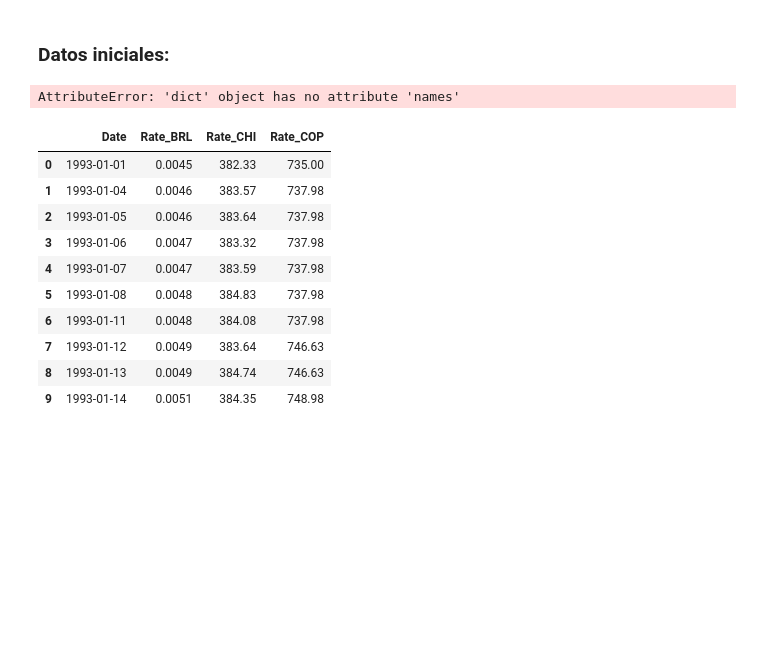
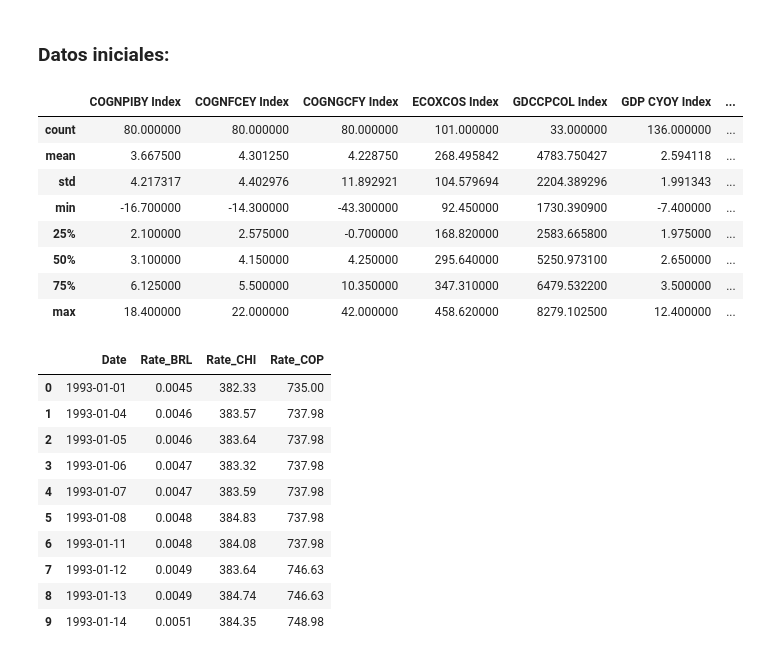
Before and after one commit to oscardi777/Test-Codigos, a Jupyter notebook: Data_predict/data_caracteristica.ipynb, the cells around one changed output. Saved outputs shown, nothing was run; the diff lists cells and outputs as text; code cells hidden in the pictures; blank space fills up the shorter version.

Commit message:
new data indicators

```diff
--- a/Data_predict/data_caracteristica.ipynb
+++ b/Data_predict/data_caracteristica.ipynb
@@ -18,12 +18,41 @@ def load_xlsx(path):
     return pd.read_excel(io=path, sheet_name=None)
 # %% [markdown]
 ### Datos iniciales:
-# %%
-df_indicadores = load_xlsx(DATA_INDICADORES_PATH)
-
-df_indicadores.
-# %% [output]
-AttributeError: 'dict' object has no attribute 'names'
+# %%
+df_indicadores = load_xlsx(DATA_INDICADORES_PATH)
+
+dfs_limpios = []
+
+for nombre, df in df_indicadores.items():
+    df = df.copy()
+
+    # Estandarizar nombres
+    df.columns = ["Date", "value"]
+
+    # Convertir fecha
+    df["Date"] = pd.to_datetime(df["Date"])
+
+    # Renombrar la columna de valor con el nombre de la hoja
+    df = df.rename(columns={"value": nombre})
+
+    # Poner fecha como índice
+    df = df.set_index("Date")
+
+    dfs_limpios.append(df)
+
+df_final = pd.concat(dfs_limpios, axis=1)
+
+df_final.describe()
+# %% [output]
+|  | COGNPIBY Index | COGNFCEY Index | COGNGCFY Index | ECOXCOS Index | GDCCPCOL Index | GDP CYOY Index | ... |
+| count | 80.000000 | 80.000000 | 80.000000 | 101.000000 | 33.000000 | 136.000000 | ... |
+| mean | 3.667500 | 4.301250 | 4.228750 | 268.495842 | 4783.750427 | 2.594118 | ... |
+| std | 4.217317 | 4.402976 | 11.892921 | 104.579694 | 2204.389296 | 1.991343 | ... |
+| min | -16.700000 | -14.300000 | -43.300000 | 92.450000 | 1730.390900 | -7.400000 | ... |
+| 25% | 2.100000 | 2.575000 | -0.700000 | 168.820000 | 2583.665800 | 1.975000 | ... |
+| 50% | 3.100000 | 4.150000 | 4.250000 | 295.640000 | 5250.973100 | 2.650000 | ... |
+| 75% | 6.125000 | 5.500000 | 10.350000 | 347.310000 | 6479.532200 | 3.500000 | ... |
+| max | 18.400000 | 22.000000 | 42.000000 | 458.620000 | 8279.102500 | 12.400000 | ... |
 # %%
 df = load_csv(DATA_PATH)
 
```
